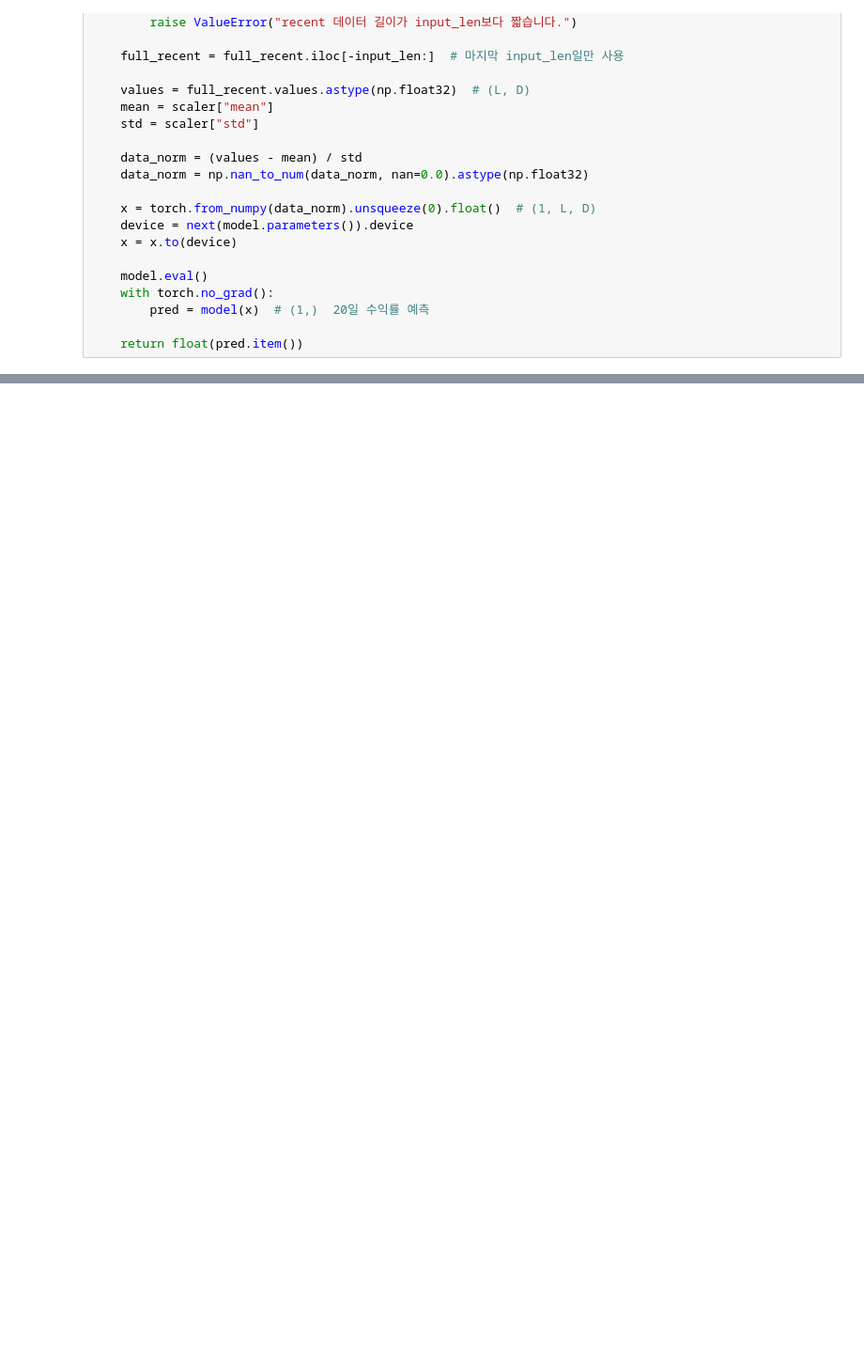
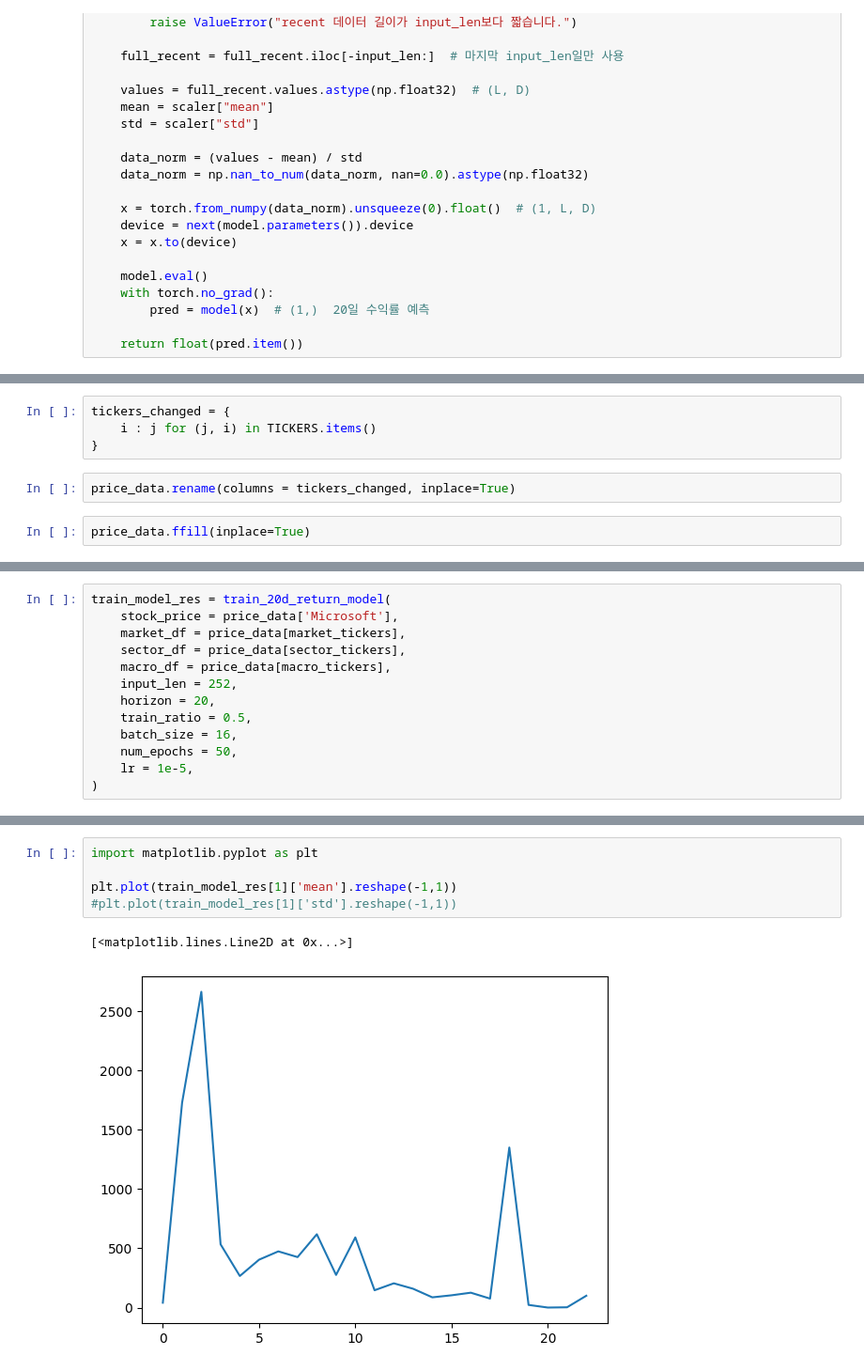
Before and after one commit to Tommylee1013/InvestmentAgent, a Jupyter notebook: Notebook/prediction.ipynb, the cells around one changed output, grey strips where cells are left out. Shown at 94% size. Drawn from its saved outputs; the diff is of its cells as text; blank space fills up the shorter version.

```diff
--- a/Notebook/prediction.ipynb
+++ b/Notebook/prediction.ipynb
@@ -337,0 +397,8 @@ def predict_20d_return(
+# %%
+tickers_changed = {
+    i : j for (j, i) in TICKERS.items()
+}
+# %%
+price_data.rename(columns = tickers_changed, inplace=True)
+# %%
+price_data.ffill(inplace=True)
@@ -337,0 +422,13 @@ def predict_20d_return(
+# %%
+train_model_res = train_20d_return_model(
+    stock_price = price_data['Microsoft'],
+    market_df = price_data[market_tickers],
+    sector_df = price_data[sector_tickers],
+    macro_df = price_data[macro_tickers],
+    input_len = 252,
+    horizon = 20,
+    train_ratio = 0.5,
+    batch_size = 16,
+    num_epochs = 50,
+    lr = 1e-5,
+)
@@ -337,0 +473,8 @@ def predict_20d_return(
+# %%
+import matplotlib.pyplot as plt
+
+plt.plot(train_model_res[1]['mean'].reshape(-1,1))
+#plt.plot(train_model_res[1]['std'].reshape(-1,1))
+# %% [output]
+[<matplotlib.lines.Line2D at 0x...>]
+[figure, added]
```
Also changed, not shown: parts of 5 cells of this notebook.
